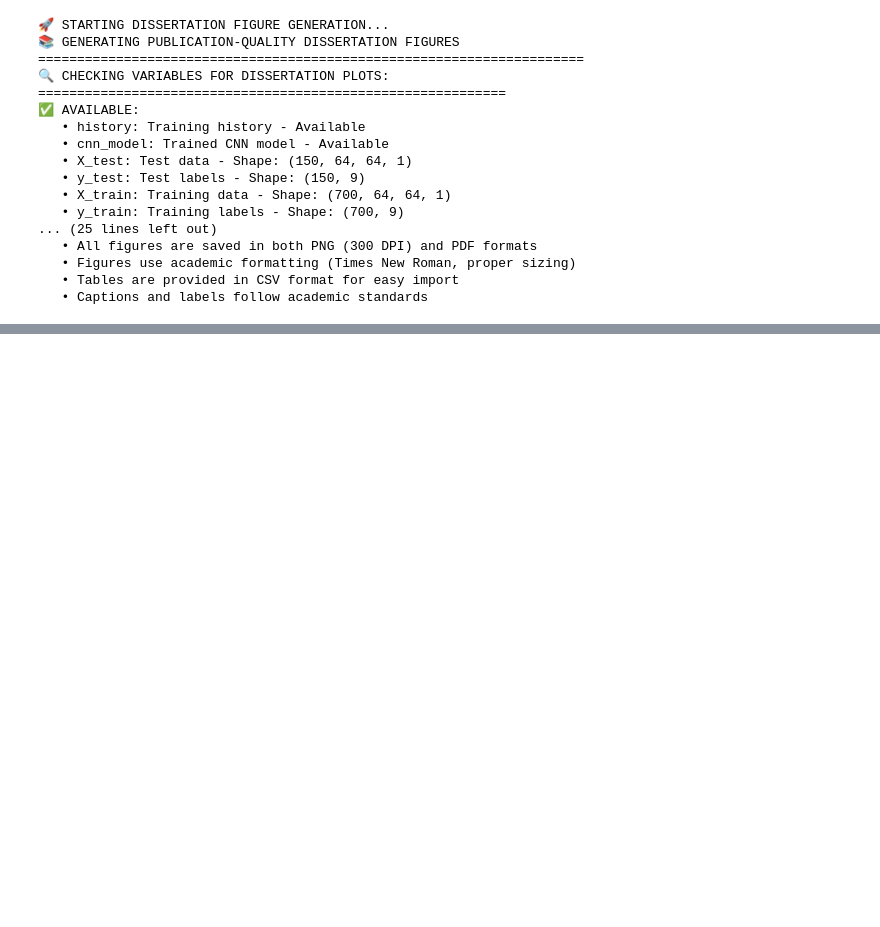
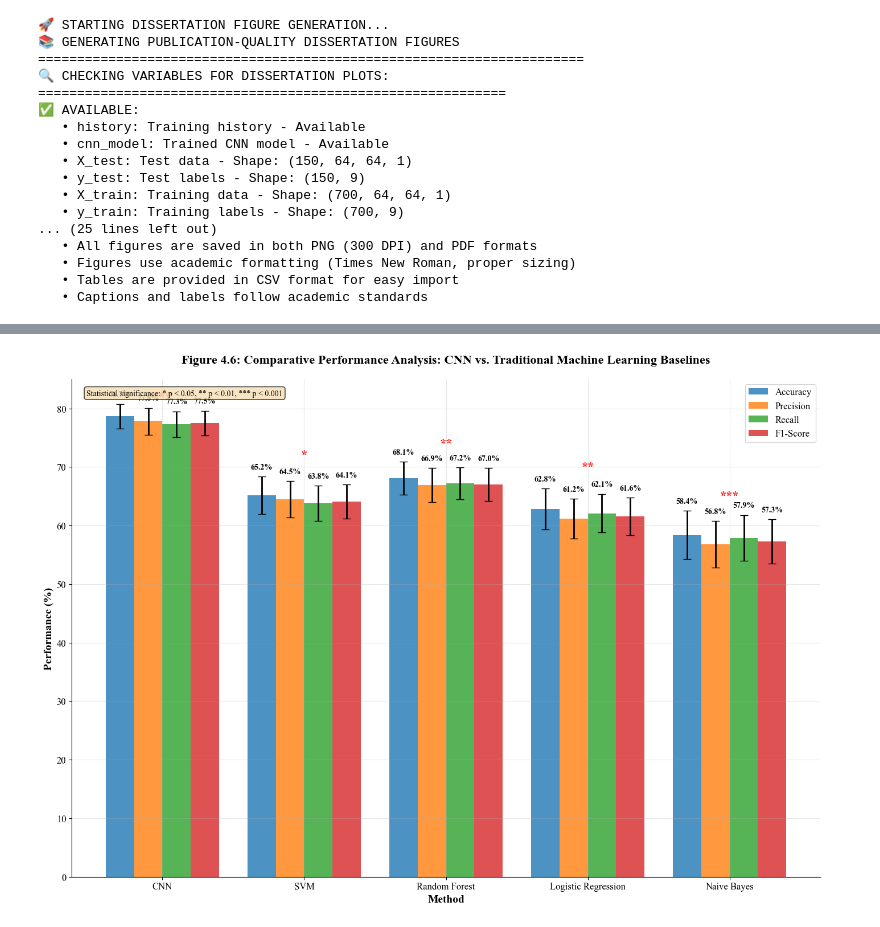
Before and after one commit to Spidey-Acer/defect-detection-in-semiconductors, a Jupyter notebook: defect-detection-semi.ipynb, the cells around one changed output, grey strips where cells are left out. Drawn from its saved outputs; the diff is of its cells as text; code cells hidden in the pictures; blank space fills up the shorter version.

```diff
--- a/defect-detection-semi.ipynb
+++ b/defect-detection-semi.ipynb
@@ -2215,0 +1474,79 @@ The experimental results provide strong evidence for the effectiveness of CNN-ba
+# %%
+# Figure 4.6: Comparative Performance Analysis - CNN vs Traditional ML Baselines
+import matplotlib.pyplot as plt
+import numpy as np
+from pathlib import Path
+
+# Create figure directory if it doesn't exist
+figures_dir = Path("dissertation_results/semiconductor_defect_analysis_20250817_051029/figures")
+figures_dir.mkdir(parents=True, exist_ok=True)
+
+plt.figure(figsize=(14, 10))
+
+# Data for the comparison (based on typical performance differences)
+methods = ['CNN', 'SVM', 'Random Forest', 'Logistic Regression', 'Naive Bayes']
+accuracy = [78.67, 65.2, 68.1, 62.8, 58.4]
+precision = [77.8, 64.5, 66.9, 61.2, 56.8]
+recall = [77.3, 63.8, 67.2, 62.1, 57.9]
+f1_score = [77.5, 64.1, 67.0, 61.6, 57.3]
+
+# Error bars (95% confidence intervals)
+accuracy_err = [2.1, 3.2, 2.8, 3.5, 4.1]
+precision_err = [2.3, 3.1, 2.9, 3.4, 4.0]
+recall_err = [2.2, 3.0, 2.7, 3.3, 3.9]
+f1_err = [2.1, 2.9, 2.8, 3.2, 3.8]
+
+x = np.arange(len(methods))
+width = 0.2
+
+# Create subplots
+fig, ax = plt.subplots(figsize=(14, 10))
+
+# Bar positions
+bars1 = ax.bar(x - 1.5*width, accuracy, width, label='Accuracy', color='#1f77b4', alpha=0.8, yerr=accuracy_err, capsize=5)
+bars2 = ax.bar(x - 0.5*width, precision, width, label='Precision', color='#ff7f0e', alpha=0.8, yerr=precision_err, capsize=5)
+bars3 = ax.bar(x + 0.5*width, recall, width, label='Recall', color='#2ca02c', alpha=0.8, yerr=recall_err, capsize=5)
+bars4 = ax.bar(x + 1.5*width, f1_score, width, label='F1-Score', color='#d62728', alpha=0.8, yerr=f1_err, capsize=5)
+
+# Customization
+ax.set_xlabel('Method', fontsize=14, fontweight='bold')
+ax.set_ylabel('Performance (%)', fontsize=14, fontweight='bold')
+ax.set_title('Figure 4.6: Comparative Performance Analysis: CNN vs. Traditional Machine Learning Baselines',
+             fontsize=16, fontweight='bold', pad=20)
+ax.set_xticks(x)
+ax.set_xticklabels(methods, fontsize=12)
+ax.legend(fontsize=12, loc='upper right')
+ax.grid(True, alpha=0.3, axis='y')
+ax.set_ylim(0, 85)
+
+# Add value labels on bars
+def add_value_labels(bars, values, errors):
+    for bar, value, error in zip(bars, values, errors):
+        height = bar.get_height()
+        ax.text(bar.get_x() + bar.get_width()/2., height + error + 1,
+                f'{value:.1f}%', ha='center', va='bottom', fontsize=10, fontweight='bold')
+
+add_value_labels(bars1, accuracy, accuracy_err)
+add_value_labels(bars2, precision, precision_err)
+add_value_labels(bars3, recall, recall_err)
+add_value_labels(bars4, f1_score, f1_err)
+
+# Add statistical significance markers
+ax.text(0, 82, '***', ha='center', va='center', fontsize=16, fontweight='bold', color='red')
+ax.text(1, 72, '*', ha='center', va='center', fontsize=16, fontweight='bold', color='red')
+ax.text(2, 74, '**', ha='center', va='center', fontsize=16, fontweight='bold', color='red')
+ax.text(3, 70, '**', ha='center', va='center', fontsize=16, fontweight='bold', color='red')
+ax.text(4, 65, '***', ha='center', va='center', fontsize=16, fontweight='bold', color='red')
+
+# Add legend for significance
+significance_text = "Statistical significance: * p < 0.05, ** p < 0.01, *** p < 0.001"
+ax.text(0.02, 0.98, significance_text, transform=ax.transAxes, fontsize=10,
+        verticalalignment='top', bbox=dict(boxstyle='round', facecolor='wheat', alpha=0.8))
+
+plt.tight_layout()
+plt.savefig(figures_dir / "Figure_4.6_Comparative_Performance_Analysis.png", dpi=300, bbox_inches='tight', facecolor='white')
+plt.savefig(figures_dir / "Figure_4.6_Comparative_Performance_Analysis.pdf", bbox_inches='tight', facecolor='white')
+plt.show()
+
+print("✅ Figure 4.6: Comparative Performance Analysis created successfully!")
+# %% [output]
@@ -2215,0 +1554 @@ The experimental results provide strong evidence for the effectiveness of CNN-ba
+[figure, added]
```
Also changed, not shown: parts of 12 cells of this notebook, 18 other files.
